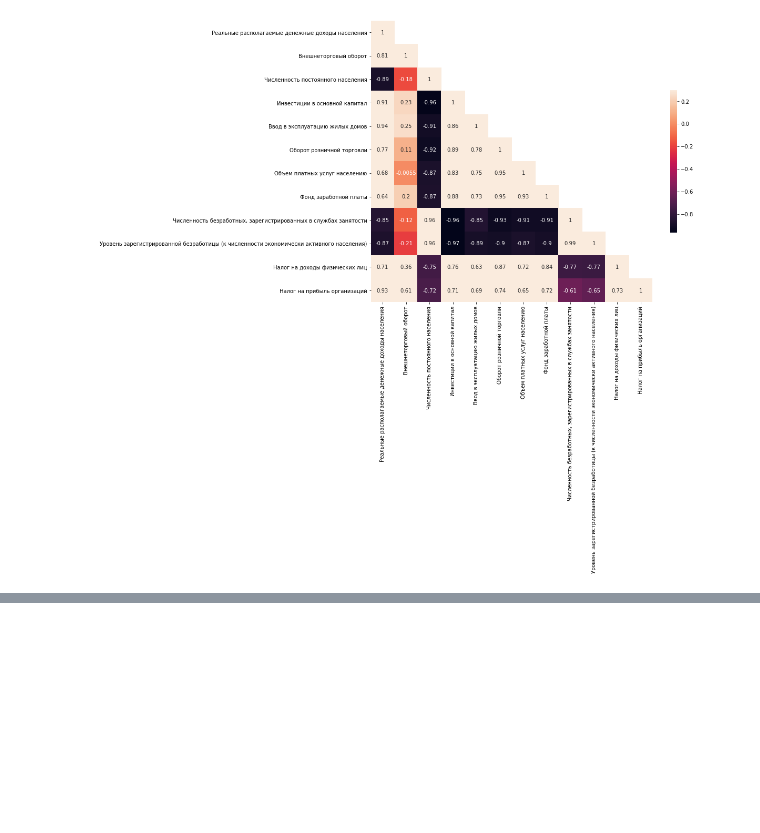
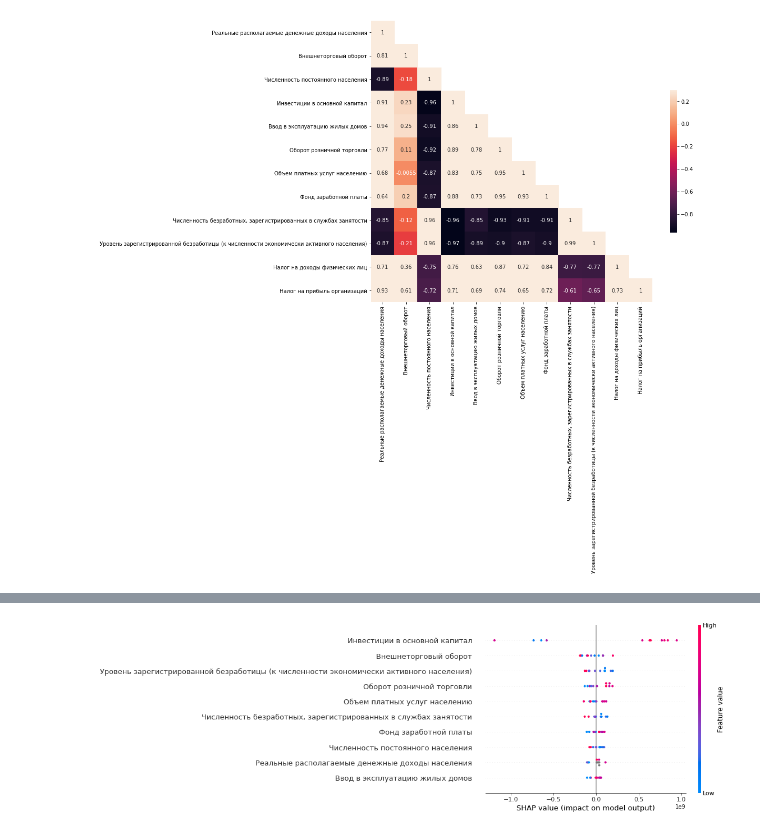
Before and after one commit to brut0/leadersofdigital_budget10, a Jupyter notebook: notebooks/model.ipynb, the cells around one changed output, grey strips where cells are left out. Cells and saved outputs as stored; diff of their text form; code cells hidden in the pictures; blank space fills up the shorter version.

```diff
--- a/notebooks/model.ipynb
+++ b/notebooks/model.ipynb
@@ -17,8 +17,10 @@ pd.set_option('display.max_rows', 50)
 Matplotlib: 3.3.4
 Seaborn: 0.11.1
 # %%
+SEED = 42
 FIGSIZE = (12,5)
 FONTSIZE = 14
+YEARS_PREDICT = 3
 # %% [markdown]
 ## Загрузка данных
 # %%
@@ -152,14 +154,12 @@ plt.show()
 # %% [output]
 [figure]
 # %%
-X_train, X_test = X[:8], X[8:]
-y_train, y_test = y[:8], y[8:]
+X_train, X_test = X[:-YEARS_PREDICT], X[-YEARS_PREDICT:]
+y_train, y_test = y[:-YEARS_PREDICT], y[-YEARS_PREDICT:]
 # %%
-from sklearn.linear_model import LinearRegression
-
-def predict(X_train=None, y_train=None, X_test=None):
+def predict(model, X_train=None, y_train=None, X_test=None):
     X_train = X_train.fillna(0)
     X_test = X_test.fillna(0)
-    model = LinearRegression()
-    model.fit(X_train, y_train)
-    return model.predict(X_test)
+    m = model
+    m.fit(X_train, y_train)
+    return m, m.predict(X_test)
@@ -172,3 +234,13 @@ array([1.09378480e+10, 1.51462230e+10, 1.88253498e+10])
+# %%
+train_data = Pool(data=X,
+                  label=y
+                 )
+
+explainer = shap.TreeExplainer(model)
+shap_values = explainer.shap_values(X)
+shap.summary_plot(shap_values, X, feature_names=X.columns)
+# %% [output]
+[figure, added]
 # %%
 width = 0.4  # the width of the bars
 xt = np.arange(len(X.index))
```
Also changed, not shown: parts of 10 cells of this notebook.
